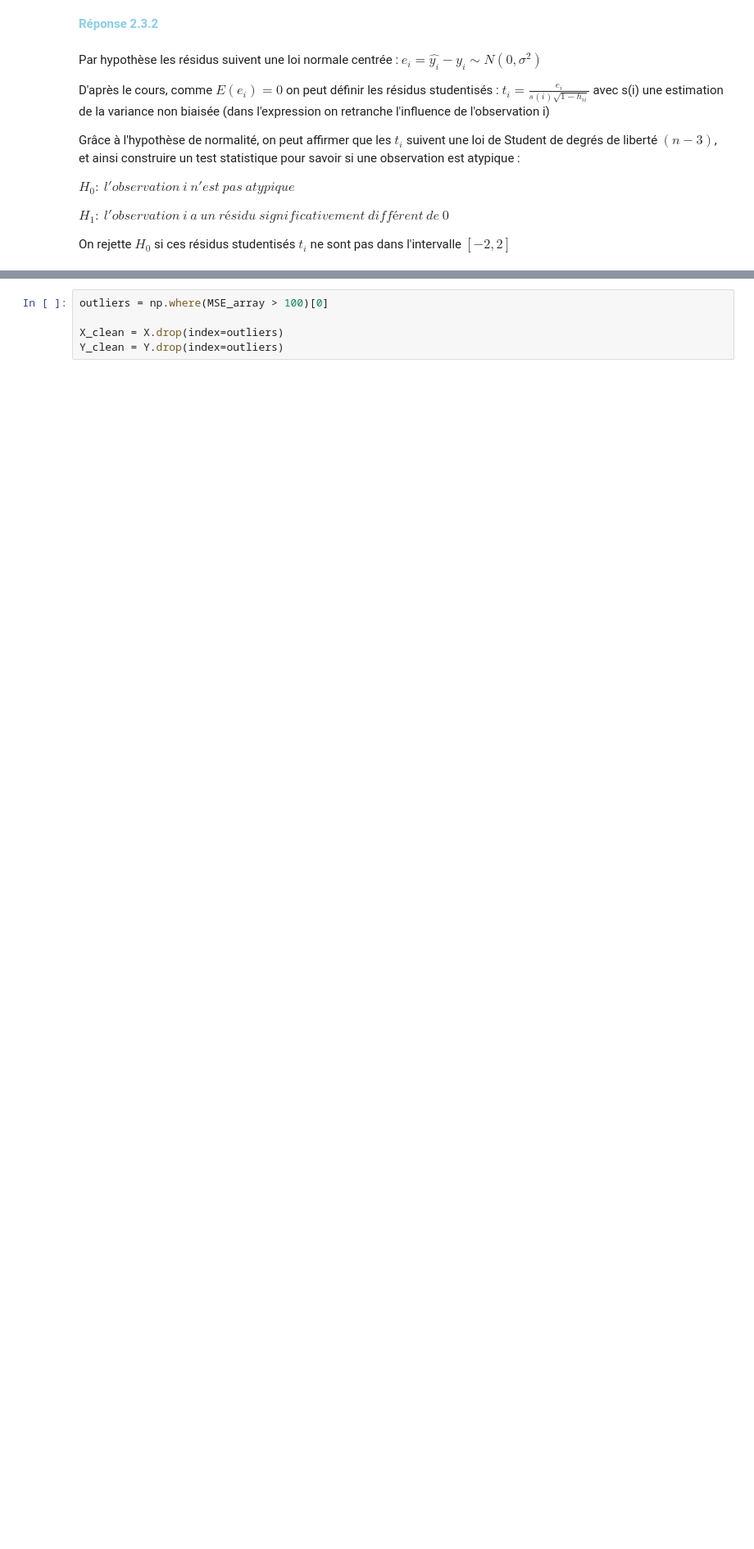
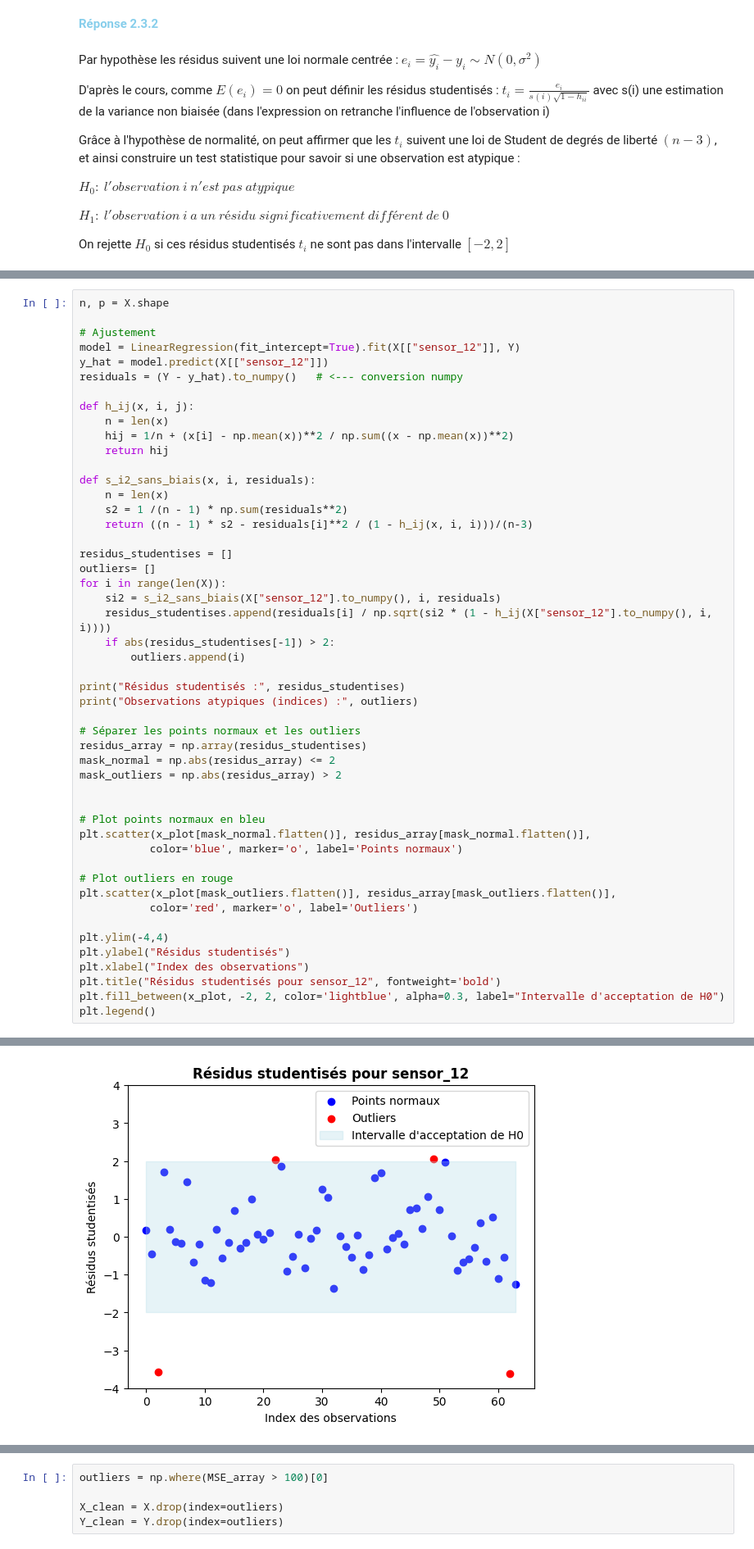
Before and after one commit to alextonon/BE_working_repo, a Jupyter notebook: FSD310_Statistics/stat-ml/BE_statML_2025/BE_StatML_2025.ipynb, the cells around one changed output, grey strips where cells are left out. Shown at 82% size. Cells and saved outputs as stored; diff of their text form; blank space fills up the shorter version.

```diff
--- a/FSD310_Statistics/stat-ml/BE_statML_2025/BE_StatML_2025.ipynb
+++ b/FSD310_Statistics/stat-ml/BE_statML_2025/BE_StatML_2025.ipynb
@@ -485,0 +438,50 @@ Observations atypiques (indices) : [ 2  2  2  2  2  2  2  2  2  2  2  2  2  2  2
+# %%
+n, p = X.shape
+
+# Ajustement
+model = LinearRegression(fit_intercept=True).fit(X[["sensor_12"]], Y)
+y_hat = model.predict(X[["sensor_12"]])
+residuals = (Y - y_hat).to_numpy()   # <--- conversion numpy
+
+def h_ij(x, i, j):
+    n = len(x)
+    hij = 1/n + (x[i] - np.mean(x))**2 / np.sum((x - np.mean(x))**2)
+    return hij
+
+def s_i2_sans_biais(x, i, residuals):
+    n = len(x)
+    s2 = 1 /(n - 1) * np.sum(residuals**2)
+    return ((n - 1) * s2 - residuals[i]**2 / (1 - h_ij(x, i, i)))/(n-3)
+
+residus_studentises = []
+outliers= []
+for i in range(len(X)):
+    si2 = s_i2_sans_biais(X["sensor_12"].to_numpy(), i, residuals)
+    residus_studentises.append(residuals[i] / np.sqrt(si2 * (1 - h_ij(X["sensor_12"].to_numpy(), i, i))))
+    if abs(residus_studentises[-1]) > 2:
+        outliers.append(i)
+
+print("Résidus studentisés :", residus_studentises)
+print("Observations atypiques (indices) :", outliers)
+
+# Séparer les points normaux et les outliers
+residus_array = np.array(residus_studentises)
+mask_normal = np.abs(residus_array) <= 2
+mask_outliers = np.abs(residus_array) > 2
+
+
+# Plot points normaux en bleu
+plt.scatter(x_plot[mask_normal.flatten()], residus_array[mask_normal.flatten()],
+           color='blue', marker='o', label='Points normaux')
+
+# Plot outliers en rouge
+plt.scatter(x_plot[mask_outliers.flatten()], residus_array[mask_outliers.flatten()],
+           color='red', marker='o', label='Outliers')
+
+plt.ylim(-4,4)
+plt.ylabel("Résidus studentisés")
+plt.xlabel("Index des observations")
+plt.title("Résidus studentisés pour sensor_12", fontweight='bold')
+plt.fill_between(x_plot, -2, 2, color='lightblue', alpha=0.3, label="Intervalle d'acceptation de H0")
+plt.legend()
+# %% [output]
@@ -485,0 +491 @@ Observations atypiques (indices) : [ 2  2  2  2  2  2  2  2  2  2  2  2  2  2  2
+[figure, added]
```
Also changed, not shown: parts of 6 cells of this notebook.
